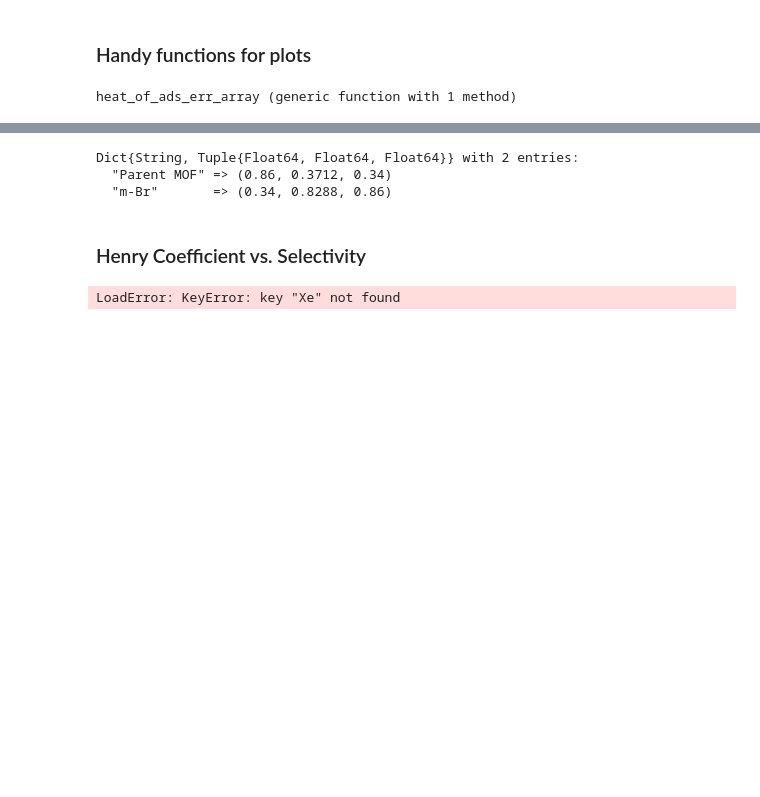
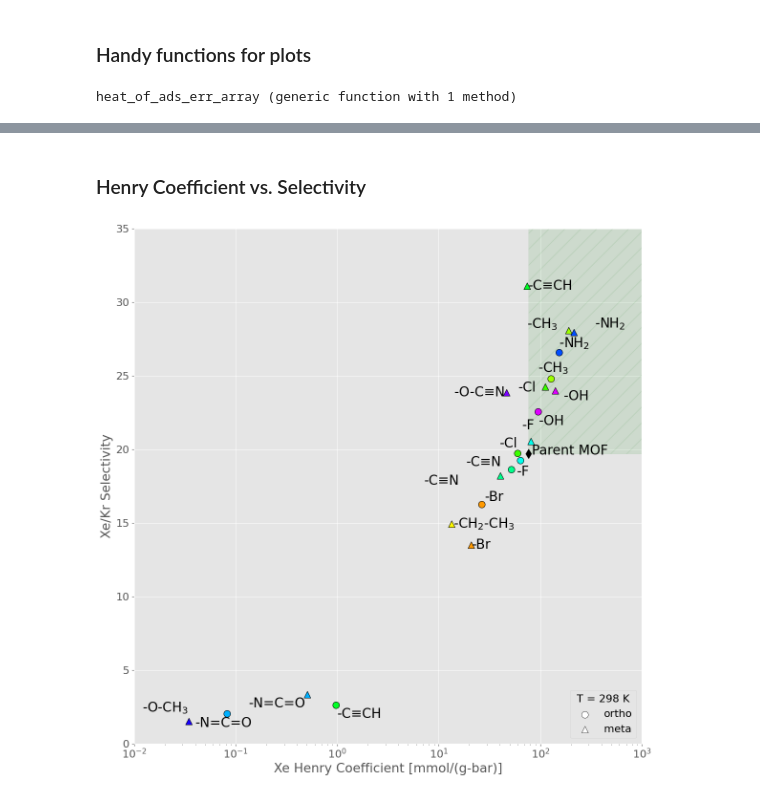
Before and after one commit to SimonEnsemble/NiPyC_analogues, a Jupyter notebook: visualizations/simulation_performance_plots/simulation_performance_plots.ipynb, the cells around one changed output, grey strips where cells are left out. Saved outputs shown, nothing was run; the diff lists cells and outputs as text; code cells hidden in the pictures; blank space fills up the shorter version.

Commit message:
remade performance plots. Project.toml now uses the correct version and branch of Porousmaterials.jl

```diff
--- a/visualizations/simulation_performance_plots/simulation_performance_plots.ipynb
+++ b/visualizations/simulation_performance_plots/simulation_performance_plots.ipynb
@@ -231,7 +181,7 @@ for (i, name) in enumerate(xtal_names)
         henry_results[s_name][gas] = results
 
         # load isotherm results and store as a DataFrame
-        df_sim = results_to_dataframe(props_we_want, xtal, mol, temp,
+        df_sim = isotherm_sim_results_to_dataframe(props_we_want, xtal, mol, temp,
                                                    pressures, ljff, nburn, nsample)
         push!(df_sim, [[0.0], [0.0], [0.0]]) ### add point at origin ###
         sort(df_sim, Symbol("pressure (bar)"))
@@ -441,9 +421,3 @@ Dict{String, String} with 2 entries:
-# %%
-xtal_to_color
-# %% [output]
-Dict{String, Tuple{Float64, Float64, Float64}} with 2 entries:
-  "Parent MOF" => (0.86, 0.3712, 0.34)
-  "m-Br"       => (0.34, 0.8288, 0.86)
 # %% [markdown]
 ### Henry Coefficient vs. Selectivity
 # %%
@@ -480,8 +454,8 @@ for (i, name) in enumerate(unique(name_to_label))
         xtal_to_color[name] = (0.0, 0.0, 0.0)
         continue
     end
-    xtal_to_color["o-" * name] = colorful_array[i]
-    xtal_to_color["m-" * name] = colorful_array[i]
+    xtal_to_color["o" * name] = colorful_array[i]
+    xtal_to_color["m" * name] = colorful_array[i]
 end
 # %%
 fig, axs = plt.subplots(figsize=(12, 12)) # figsize=(10, 10)
@@ -489,10 +463,6 @@ fig, axs = plt.subplots(figsize=(12, 12)) # figsize=(10, 10)
 s1 = axs.scatter([], [], marker="o", s=100, label="ortho", color="w", edgecolor="k")
 s2 = axs.scatter([], [], marker="^", s=100, label="meta", color="w", edgecolor="k")
 
-
-# # error bars
-# xe_err = henry_err_array(henry_results, "Xe")
-# sel_err = [s_xekr[key]["err Xe/Kr"] for key in sorted_names]
 
 for (i, key) in enumerate(sorted_names)
     axs.scatter(henry_coeff_array(henry_results, "Xe")[i],
@@ -528,37 +498,36 @@ axs.set_xlim(xmin, xmax)
 axs.set_ylim(ymin, ymax)
 
 # arrowprops = Dict(:arrowstyle => "->", :color => "k", :lw => 0.5)
 adjustText.adjust_text(texts,
                     expand_text=(1.05, 1.2),
                     expand_points=(1.05, 1.2),
                     expand_objects=(1.05, 1.2),
                     expand_align=(1.05, 1.2),
                     autoalign="x",
-                    force_text=(0.1, 0.25),
+                    force_text=(0.2, 0.25),
                     force_points=(0.2, 0.5),
-                    force_objects=(0.1, 0.25),
+                    force_objects=(0.2, 0.25),
                     lim=2500,
                     precision=0.01,
                     avoid_text=true,
                     avoid_points=true,
                     avoid_self=true)
 
 
 
 legend([s1, s2], ["ortho", "meta"], loc="lower right", title="T = 298 K")
 
 axs.grid("on")
 # axs.set_facecolor("C3")
 
-# axs.set_title(L"H$_{Xe}$ vs S$_{Xe/Kr}$")
 axs.set_xlabel("Xe Henry Coefficient [mmol/(g-bar)]")
 axs.set_ylabel("Xe/Kr Selectivity")
 
 tight_layout()
 savefig("H_Xe_vs_Sel_XeKr.pdf", dpi=600, format="pdf")
 # savefig("H_Xe_vs_Sel_XeKr.png", dpi=600, format="png")
 # %% [output]
-LoadError: KeyError: key "Xe" not found
+[figure, added]
 # %%
 fig, axs = plt.subplots(figsize=(12, 12)) # figsize=(10, 10)
 
```
Also changed, not shown: parts of 13 cells of this notebook, 2 other files.
